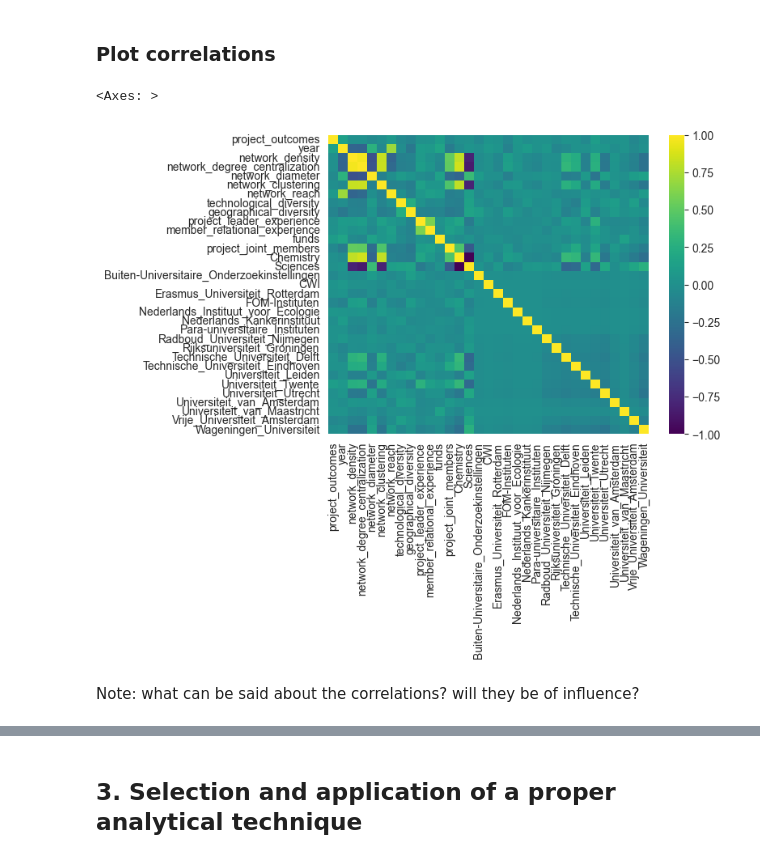
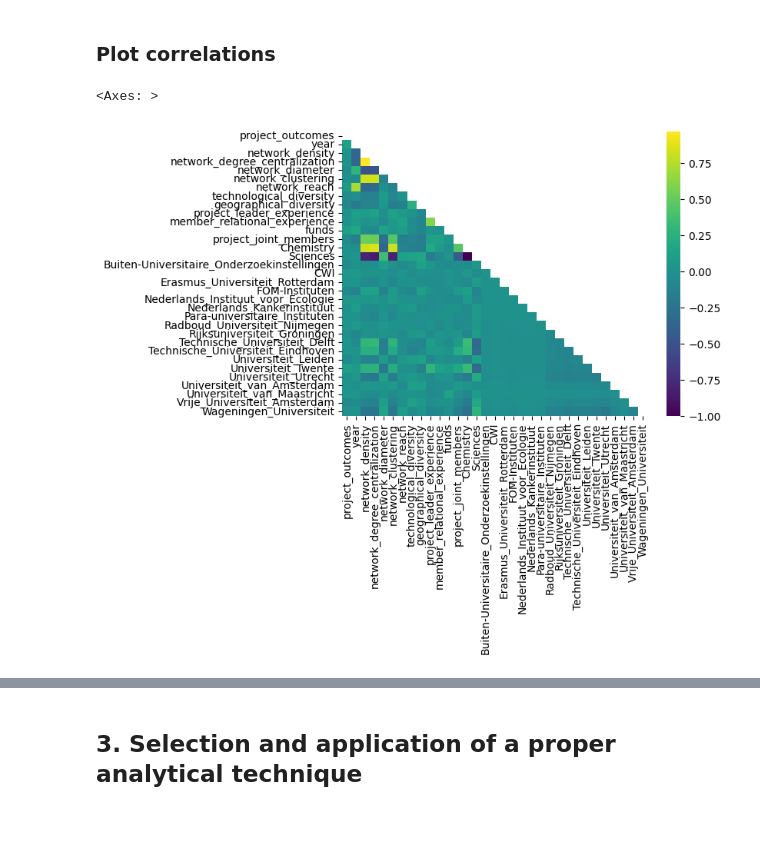
Before and after one commit to jmonbris/TPM034A_mini_project, a Jupyter notebook: Mini-project 2 - R&D Innovation.ipynb, the cells around one changed output, grey strips where cells are left out. Cells and saved outputs as stored; diff of their text form; code cells hidden in the pictures; blank space fills up the shorter version.

```diff
--- a/Mini-project 2 - R&D Innovation.ipynb
+++ b/Mini-project 2 - R&D Innovation.ipynb
@@ -196,9 +200,8 @@ plt.show()
 ### Plot correlations
 # %%
 corr = model_df.corr()
-sns.heatmap(corr, xticklabels=corr.columns.values, yticklabels=corr.columns.values, cmap="viridis")
+mask = np.triu(np.ones_like(corr, dtype=bool))
+sns.heatmap(corr, mask=mask, xticklabels=corr.columns.values, yticklabels=corr.columns.values, cmap="viridis")
 # %% [output]
 <Axes: >
-[figure, old version]
+[figure, new version]
-# %% [markdown]
-Note: what can be said about the correlations? will they be of influence?
```
Also changed, not shown: parts of 42 cells of this notebook.
